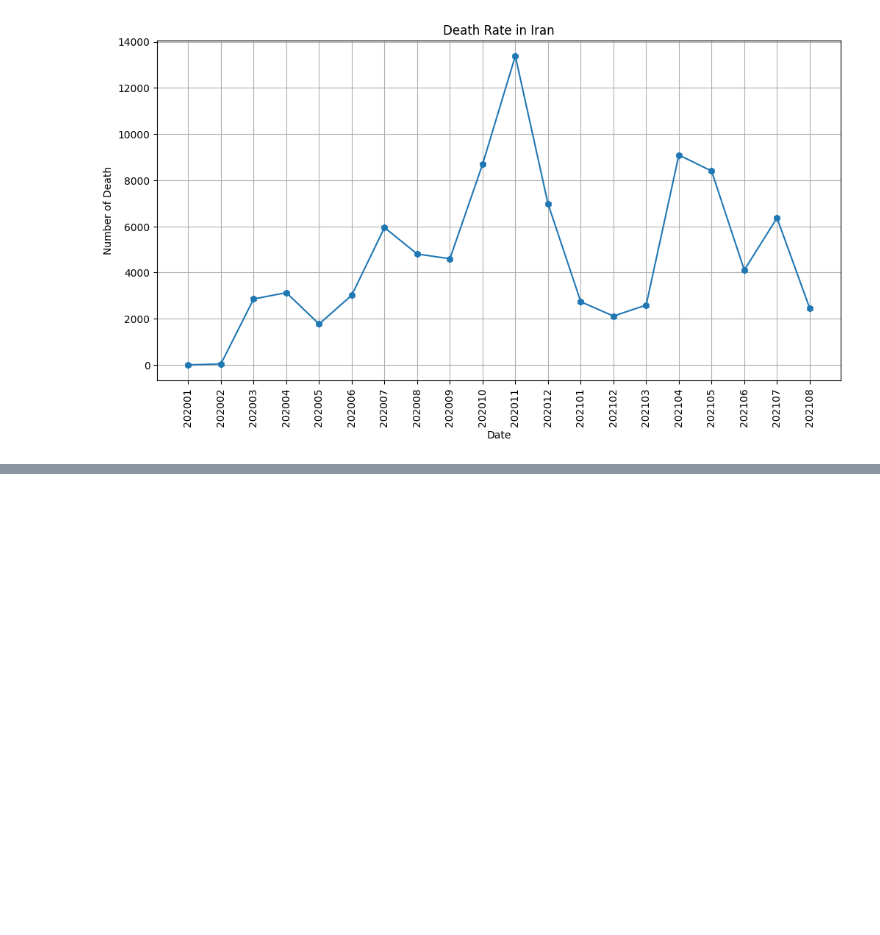
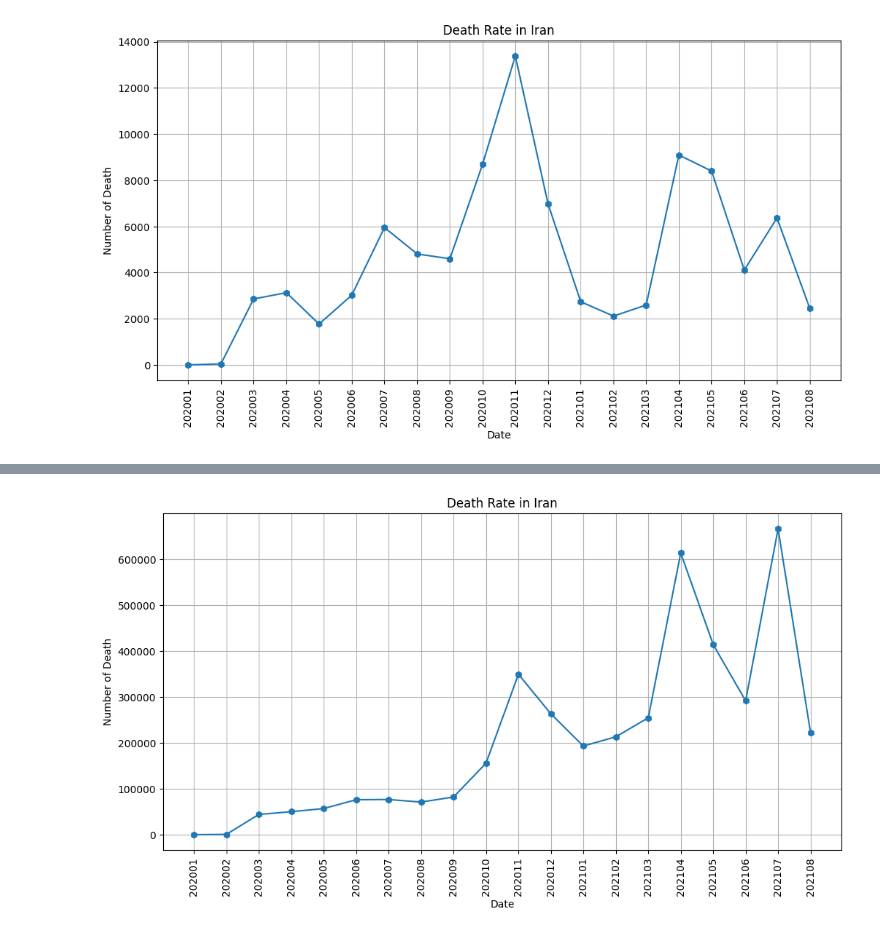
Before and after one commit to SobhanSaeedi7/MachineLearning, a Jupyter notebook: 39.data_processing/2.covid_19.ipynb, the cells around one changed output, grey strips where cells are left out. Saved outputs shown, nothing was run; the diff lists cells and outputs as text; code cells hidden in the pictures; blank space fills up the shorter version.

```diff
--- a/39.data_processing/2.covid_19.ipynb
+++ b/39.data_processing/2.covid_19.ipynb
@@ -86,3 +86,12 @@ plt.savefig('outputs/death_rate.png', dpi=200)
 plt.show()
 # %% [output]
 [figure]
+# %%
+iran_data = data.query('CountryRegion == "Iran"').reset_index(drop=True)
+iran_data['Date'] = pd.to_datetime(iran_data['Date'])
+
+iran_data['YearMonthDate'] = iran_data['Date'].map(lambda date: 100*date.year + date.month)
+
+death = iran_data.groupby(['YearMonthDate'])['New cases'].sum().reset_index()
+
+death
@@ -88,0 +116,13 @@ plt.show()
+# %%
+plt.figure(figsize=(12,6))
+plt.plot(death['YearMonthDate'].to_numpy(dtype=str), death['New cases'].to_numpy(), marker='h')
+
+plt.xticks(rotation='vertical')
+plt.title('Death Rate in Iran')
+plt.xlabel('Date')
+plt.ylabel('Number of Death')
+plt.grid()
+plt.savefig('outputs/death_rate.png', dpi=200)
+plt.show()
+# %% [output]
+[figure, added]
```
Also changed, not shown: parts of 3 cells of this notebook, 12 other files.
